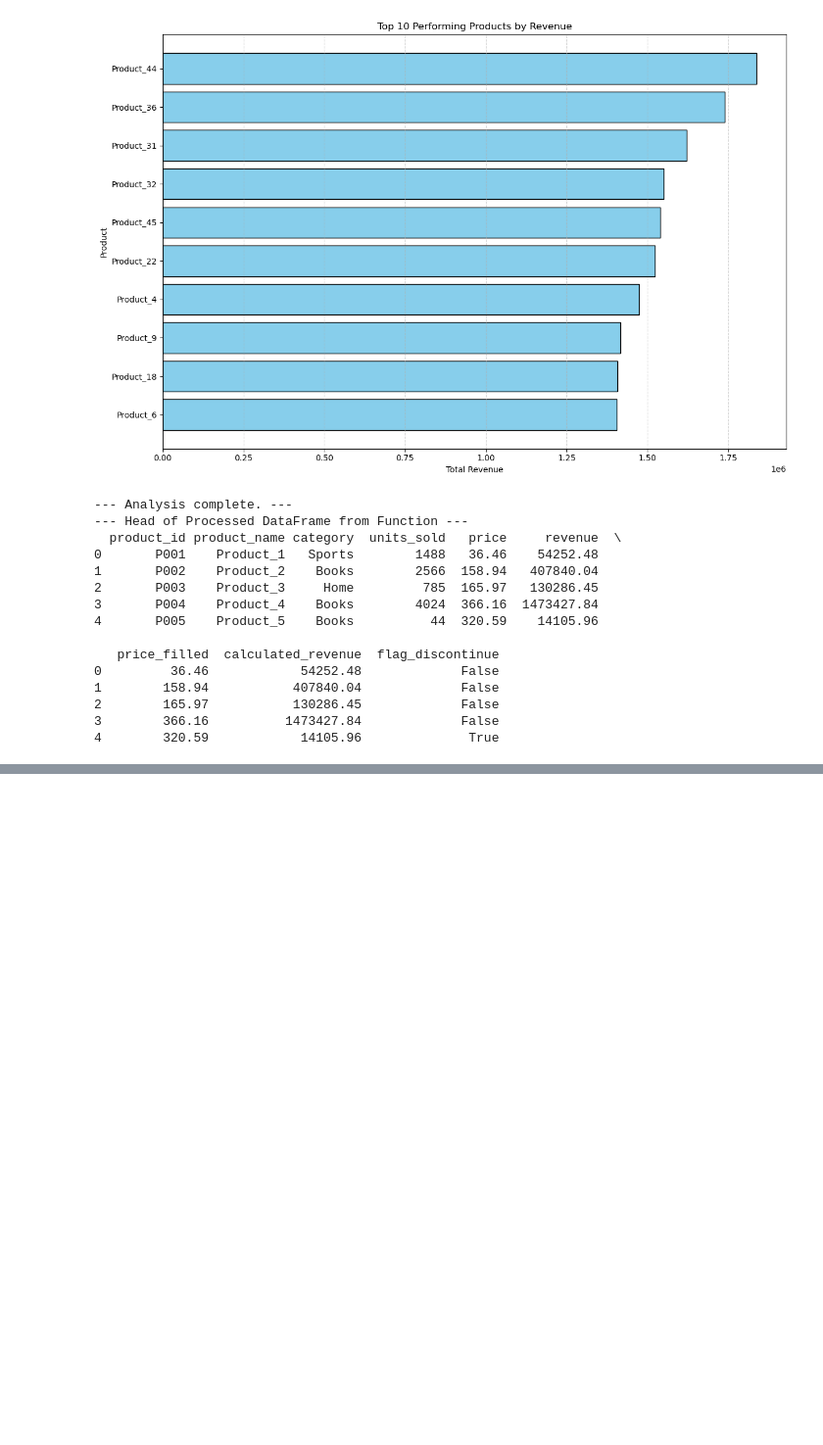
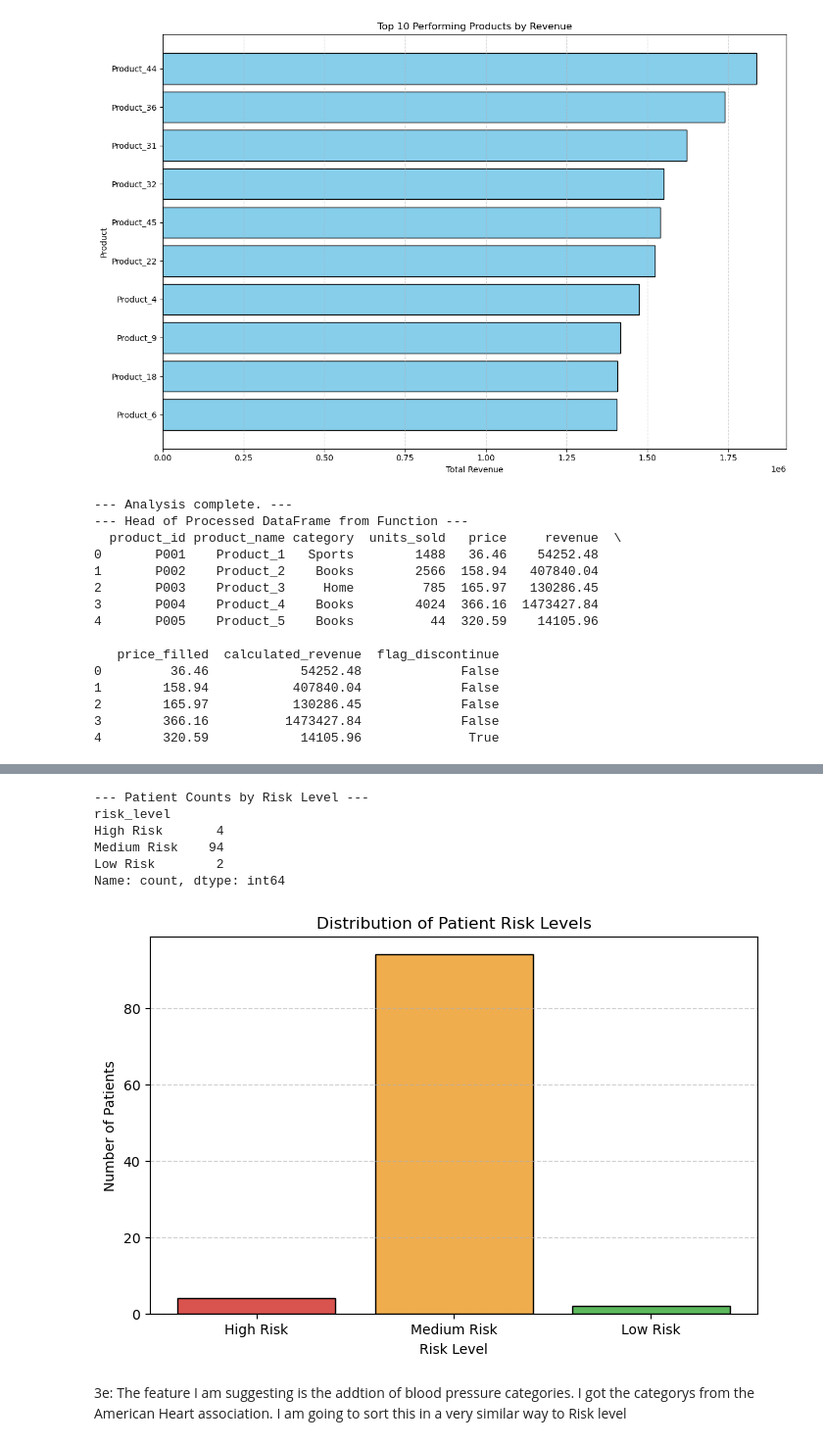
Before and after one commit to josvaEilertsen/ITPFAProject, a Jupyter notebook: Notebook.ipynb, the cells around one changed output, grey strips where cells are left out. Shown at 98% size. Saved outputs shown, nothing was run; the diff lists cells and outputs as text; code cells hidden in the pictures; blank space fills up the shorter version.

```diff
--- a/Notebook.ipynb
+++ b/Notebook.ipynb
@@ -468,0 +576,42 @@ print(processed_df.head())
+# %%
+#3d
+
+#Count how many patients fall into each risk level
+risk_counts = df_health['risk_level'].value_counts()
+
+#order the index High, Medium, Low
+logical_order = ['High Risk', 'Medium Risk', 'Low Risk']
+risk_counts = risk_counts.reindex(logical_order)
+
+#Show counts
+print("--- Patient Counts by Risk Level ---")
+print(risk_counts)
+
+#Visualize the distribution
+plt.figure(figsize=(8, 5))
+plt.bar(
+    risk_counts.index,
+    risk_counts.values,
+    # Use colors to represent risk
+    color=['#d9534f', '#f0ad4e', '#5cb85c'],
+    edgecolor='black'
+)
+
+#labels and title
+plt.title('Distribution of Patient Risk Levels')
+plt.xlabel('Risk Level')
+plt.ylabel('Number of Patients')
+plt.grid(axis='y', linestyle='--', alpha=0.6)
+
+#Display plot
+plt.show()
+# %% [output]
+--- Patient Counts by Risk Level ---
+risk_level
+High Risk       4
+Medium Risk    94
+Low Risk        2
+Name: count, dtype: int64
+[figure, added]
+# %% [markdown]
+3e: The feature I am suggesting is the addtion of blood pressure categories. I got the categorys from the American Heart association. I am going to sort this in a very similar way to Risk level
```
Also changed, not shown: parts of 13 cells of this notebook, 2 other files.
